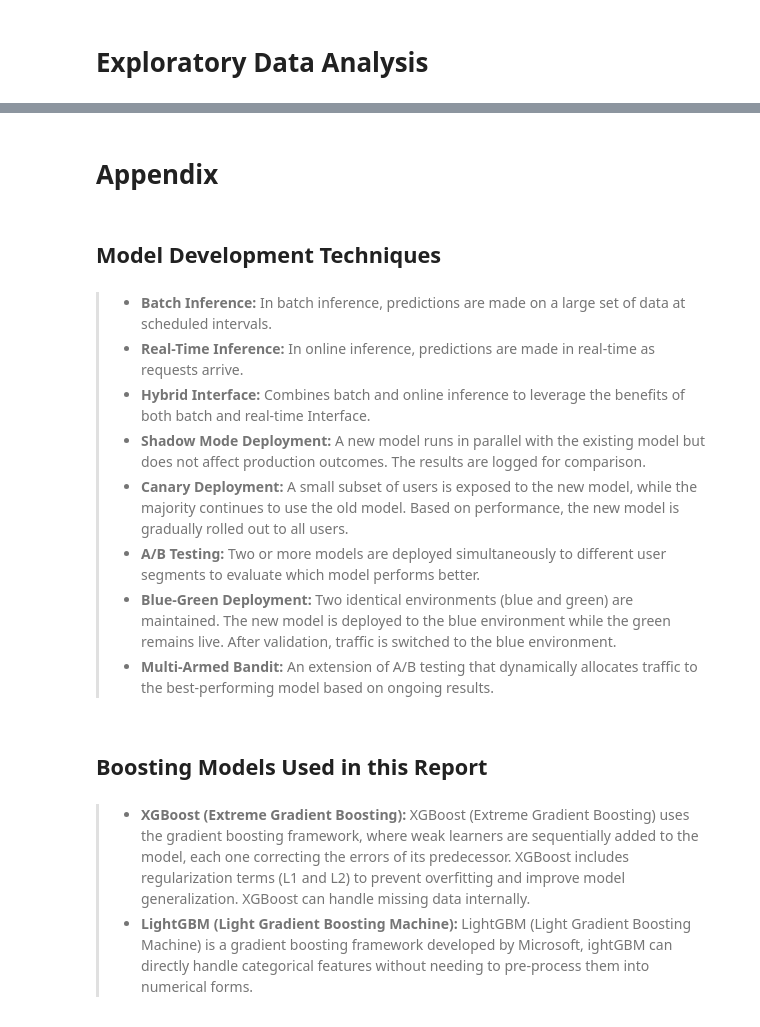
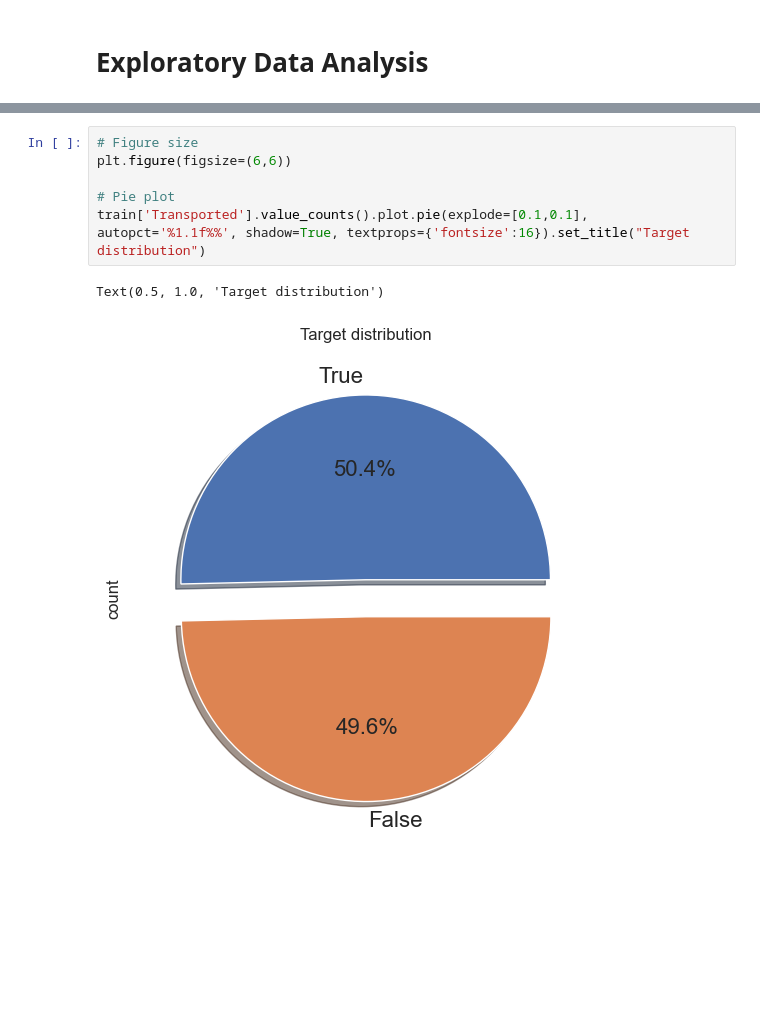
Before and after one commit to KevinNourian/Titanic, a Jupyter notebook: Notebooks/Titanic 1.0.1.ipynb, the cells around one changed output, grey strips where cells are left out. Drawn from its saved outputs; the diff is of its cells as text; blank space fills up the shorter version.

```diff
--- a/Notebooks/Titanic 1.0.1.ipynb
+++ b/Notebooks/Titanic 1.0.1.ipynb
@@ -1054,18 +271,9 @@ This report has certain weaknesses. In this section, I outlined those weaknesses
-# %% [markdown]
-# **Appendix**
-# %% [markdown]
-## **Model Development Techniques**
-# %% [markdown]
->* **Batch Inference:** In batch inference, predictions are made on a large set of data at scheduled intervals.
->* **Real-Time Inference:** In online inference, predictions are made in real-time as requests arrive.
->* **Hybrid Interface:** Combines batch and online inference to leverage the benefits of both batch and real-time Interface.
->* **Shadow Mode Deployment:** A new model runs in parallel with the existing model but does not affect production outcomes. The results are logged for comparison.
->* **Canary Deployment:** A small subset of users is exposed to the new model, while the majority continues to use the old model. Based on performance, the new model is gradually rolled out to all users.
->* **A/B Testing:** Two or more models are deployed simultaneously to different user segments to evaluate which model performs better.
->* **Blue-Green Deployment:** Two identical environments (blue and green) are maintained. The new model is deployed to the blue environment while the green remains live. After validation, traffic is switched to the blue environment.
->* **Multi-Armed Bandit:** An extension of A/B testing that dynamically allocates traffic to the best-performing model based on ongoing results.
-# %% [markdown]
-## **Boosting Models Used in this Report**
-# %% [markdown]
->* **XGBoost (Extreme Gradient Boosting):** XGBoost (Extreme Gradient Boosting) uses the gradient boosting framework, where weak learners are sequentially added to the model, each one correcting the errors of its predecessor. XGBoost includes regularization terms (L1 and L2) to prevent overfitting and improve model generalization. XGBoost can handle missing data internally.<br>
->* **LightGBM (Light Gradient Boosting Machine):** LightGBM (Light Gradient Boosting Machine) is a gradient boosting framework developed by Microsoft, ightGBM can directly handle categorical features without needing to pre-process them into numerical forms.
+# %%
+# Figure size
+plt.figure(figsize=(6,6))
+
+# Pie plot
+train['Transported'].value_counts().plot.pie(explode=[0.1,0.1], autopct='%1.1f%%', shadow=True, textprops={'fontsize':16}).set_title("Target distribution")
+# %% [output]
+Text(0.5, 1.0, 'Target distribution')
+[figure, added]
```
Also changed, not shown: parts of 171 cells of this notebook, 2 other files.
